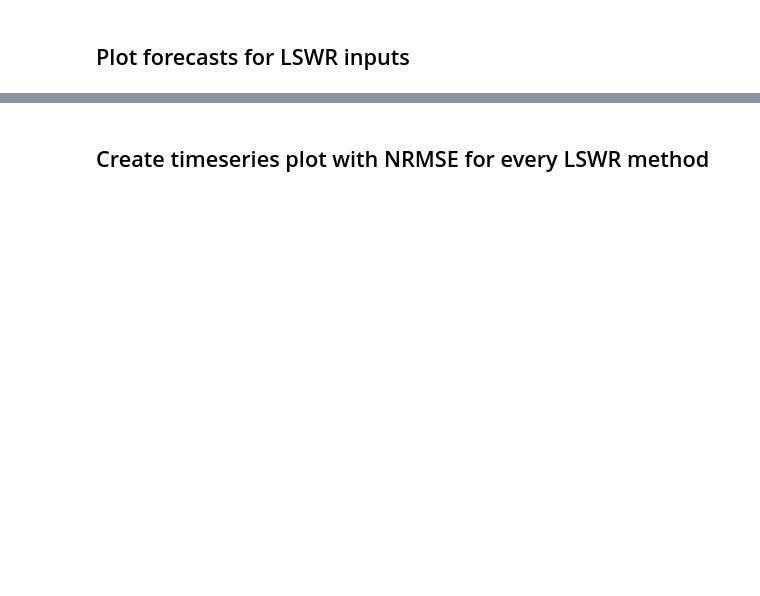
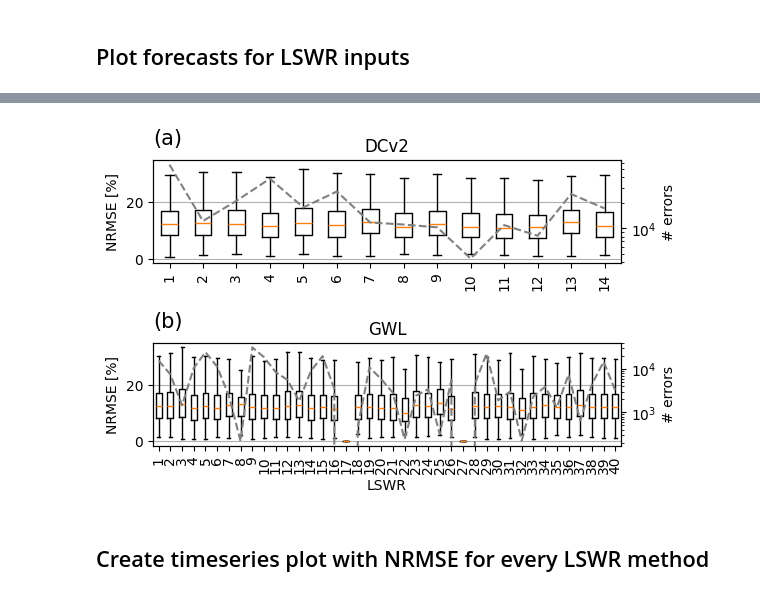
Before and after one commit to 4castRenewables/maelstrom-a6, a Jupyter notebook: notebooks/forecast_model.ipynb, the cells around one changed output, grey strips where cells are left out. Drawn from its saved outputs; the diff is of its cells as text; code cells hidden in the pictures; blank space fills up the shorter version.

```diff
--- a/notebooks/forecast_model.ipynb
+++ b/notebooks/forecast_model.ipynb
@@ -373,12 +934,0 @@ plt.savefig(plots / "forecasts-per-method.pdf", bbox_inches="tight")
-# %%
-coordinates = []
-
-for i, turbine_path in enumerate(turbines_with_preprocessed_data):
-    turbine = xr.open_dataset(turbine_path)
-    lon, lat = (
-        turbine["longitude"].values.tolist()[0],
-        turbine["latitude"].values.tolist()[0],
-    )
-    coordinates.append((lon, lat))
-
-coordinates
@@ -663,62 +1161,68 @@ def plot_errors_per_method(
 ) -> tuple[plt.Figure, plt.Axes]:
     """Plot the mean and std of NMAE and NRMSE for each LSWR and method."""
     n_rows = len(errors)
-    n_cols = 2  # 1 column for NMAE and 1 for NRMSE
-    labels = np.arange(1, n_lswr_categories + 1, dtype=int)
-
-    x_lims = labels.min() - 0.5, labels.max() + 0.5
-    colors = _colors.create_colors_for_labels(labels)
+    n_cols = 1  # 1 column for NMAE and 1 for NRMSE
 
     fig, axs = plt.subplots(
         figsize=(6 * n_cols, 2 * n_rows),
         nrows=n_rows,
         ncols=n_cols,
-        sharex=True,
         sharey=True,
     )
 
     plt.title(f"Errors per LSWRs")
 
+    enumeration = iter(alphabet)
+
     for i, (method, errors_per_lswr) in enumerate(errors.items()):
-        for j, metric in enumerate(("nrmse", "nmae")):
+        xticks = list(range(1, len(errors_per_lswr.keys()) + 1))
+        labels = xticks if i != 2 else gwl_labels
+        x_lims =  0.5, len(labels) + 0.5
+
+        for j, metric in enumerate(("nrmse",)):#, "nmae")):
             error_means = [
-                np.nanmean(getattr(error, metric)) * 100
+                np.array(getattr(error, metric)) * 100
                 for error in errors_per_lswr.values()
             ]
-            error_stds = [
-                np.nanstd(getattr(error, metric)) * 100
-                for error in errors_per_lswr.values()
-            ]
-            ax = axs[i][j]
+            error_means = [e[~np.isnan(e)] for e in error_means]
+            error_means = [e if e.size > 0 else [0.0] for e in error_means]
 
-            ax.bar(
-                labels,
+            ax = axs[i]#[j]
+
+            ax.boxplot(
                 error_means,
-                yerr=error_stds,
-                width=1.0,  # removes gaps between the bars
-                color=colors,
-                align="center",
-                alpha=1,
-                ecolor="black",
-                capsize=3,
+                showfliers=False,
             )
+
+            ax_right = ax.twinx()
+            ax_right.plot(xticks, [sum(error.measurements) for error in errors_per_lswr.values()], color="grey", linestyle="--")
+            ax_right.set_yscale("log")
+            ax_right.set_ylabel("# errors")
 
             ax.set_title(method)
 
             if i == n_rows - 1:
                 ax.set_xlabel("LSWR")
 
             ax.set_ylabel(f"{metric.upper()} [%]")
             ax.set_xlim(*x_lims)
-            ax.set_xticks(labels)
+            ax.set_xticks(xticks)
             ax.set_xticklabels(labels, rotation=90)
             ax.yaxis.grid(True)
 
+            ax.annotate(
+                f"({next(enumeration)})",
+                xy=(0.0, 1.15),
+                xycoords="axes fraction",
+                fontsize=15,
+            )
+
     fig.tight_layout()
-    plt.savefig(plots / "lswrs-errors-comparison.pdf", bbox_inches="tight")
-
+    plt.savefig(plots / "fig04.pdf", bbox_inches="tight")
 
 plot_errors_per_method(errors_per_method)
+# %% [output]
+[figure, added]
 # %% [markdown]
 ## Create timeseries plot with NRMSE for every LSWR method
 # %%
```
Also changed, not shown: parts of 39 cells of this notebook, 46 other files.
